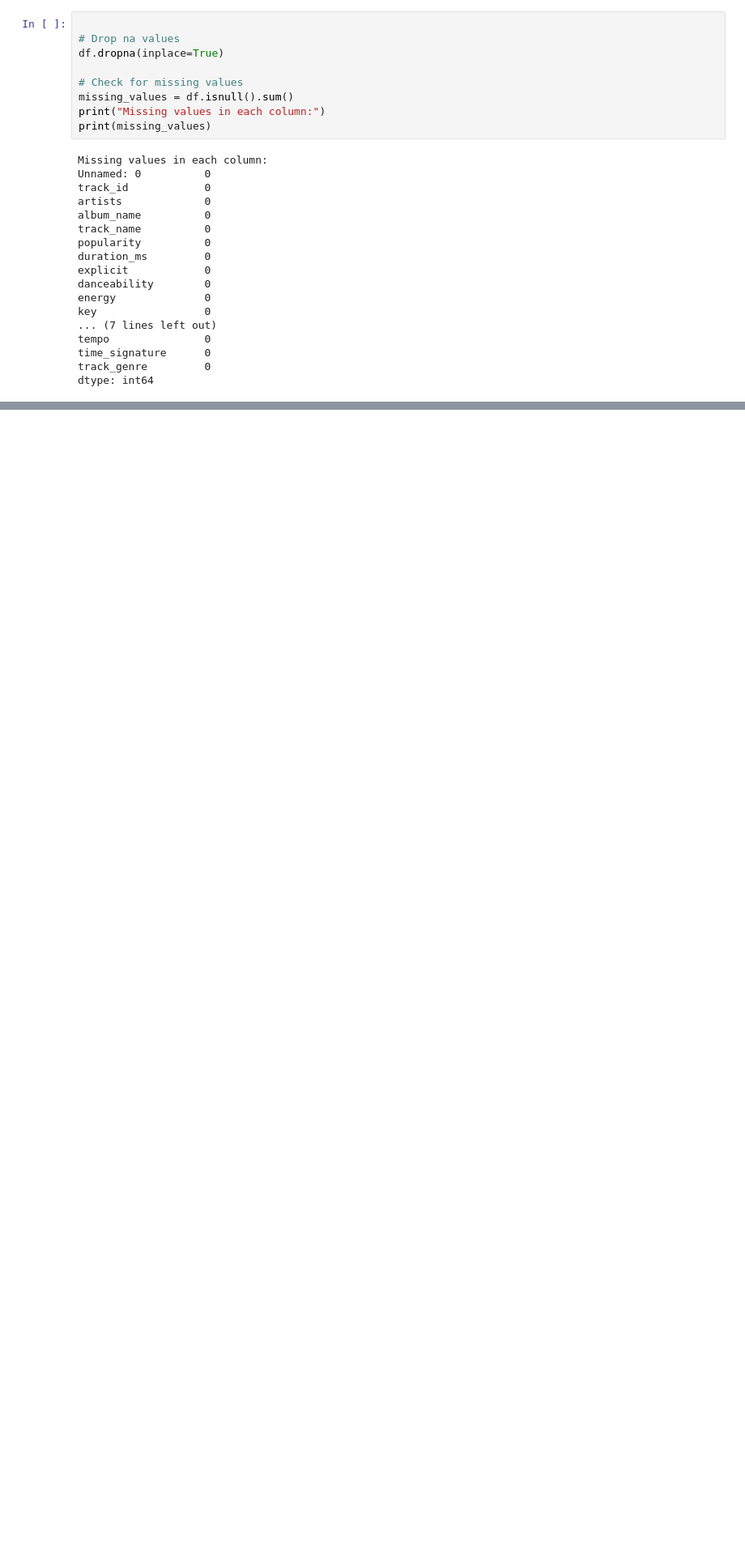
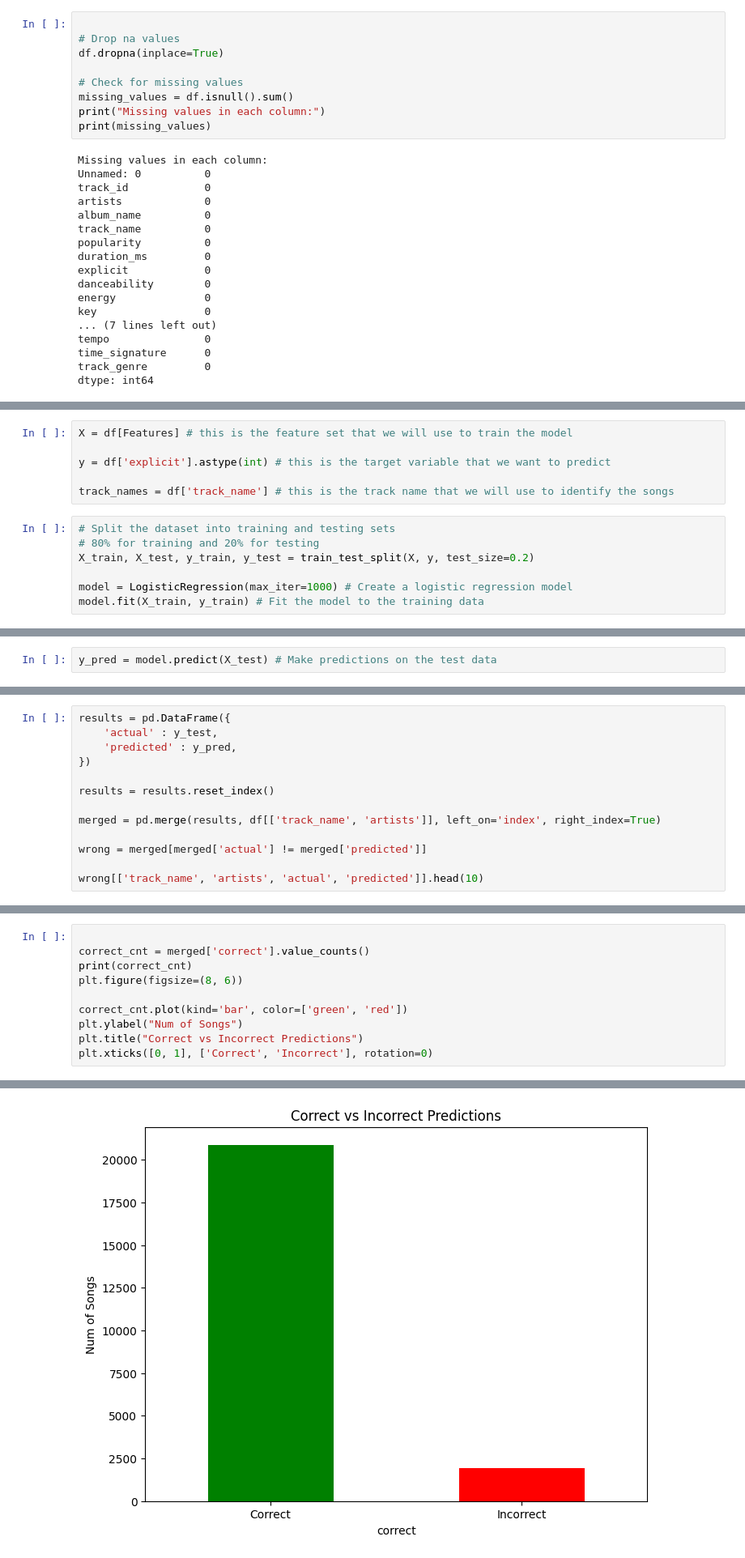
Before and after one commit to lexinlevan1/SpotifyWorkoutML, a Jupyter notebook: analysis.ipynb, the cells around one changed output, grey strips where cells are left out. Shown at 81% size. Saved outputs shown, nothing was run; the diff lists cells and outputs as text; blank space fills up the shorter version.

Commit message:
graphs, testing model, etc

```diff
--- a/analysis.ipynb
+++ b/analysis.ipynb
@@ -83,0 +86,13 @@ Features = ['']
+# %%
+X = df[Features] # this is the feature set that we will use to train the model
+
+y = df['explicit'].astype(int) # this is the target variable that we want to predict
+
+track_names = df['track_name'] # this is the track name that we will use to identify the songs
+# %%
+# Split the dataset into training and testing sets
+# 80% for training and 20% for testing
+X_train, X_test, y_train, y_test = train_test_split(X, y, test_size=0.2)
+
+model = LogisticRegression(max_iter=1000) # Create a logistic regression model
+model.fit(X_train, y_train) # Fit the model to the training data
@@ -83,0 +101,2 @@ Features = ['']
+# %%
+y_pred = model.predict(X_test) # Make predictions on the test data
@@ -83,0 +142,13 @@ Features = ['']
+# %%
+results = pd.DataFrame({
+    'actual' : y_test,
+    'predicted' : y_pred,
+})
+
+results = results.reset_index()
+
+merged = pd.merge(results, df[['track_name', 'artists']], left_on='index', right_index=True)
+
+wrong = merged[merged['actual'] != merged['predicted']]
+
+wrong[['track_name', 'artists', 'actual', 'predicted']].head(10)
@@ -83,0 +214,11 @@ Features = ['']
+# %%
+
+correct_cnt = merged['correct'].value_counts()
+print(correct_cnt)
+plt.figure(figsize=(8, 6))
+
+correct_cnt.plot(kind='bar', color=['green', 'red'])
+plt.ylabel("Num of Songs")
+plt.title("Correct vs Incorrect Predictions")
+plt.xticks([0, 1], ['Correct', 'Incorrect'], rotation=0)
+# %% [output]
@@ -83,0 +232 @@ Features = ['']
+[figure, added]
```
Also changed, not shown: parts of 11 cells of this notebook.
